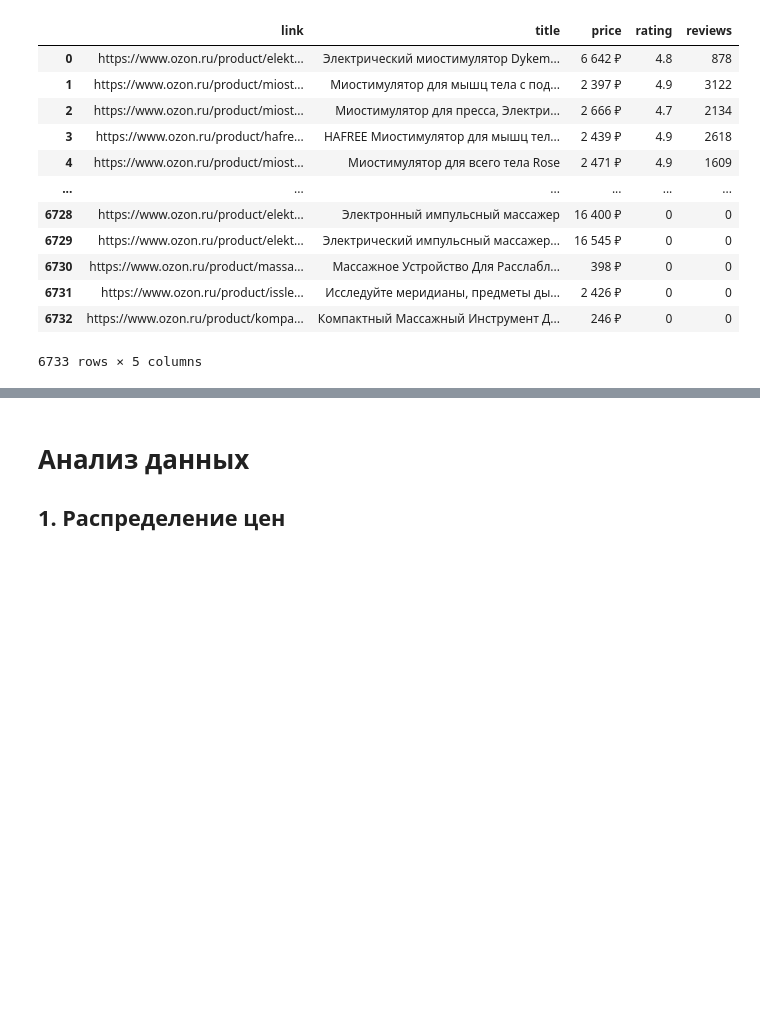
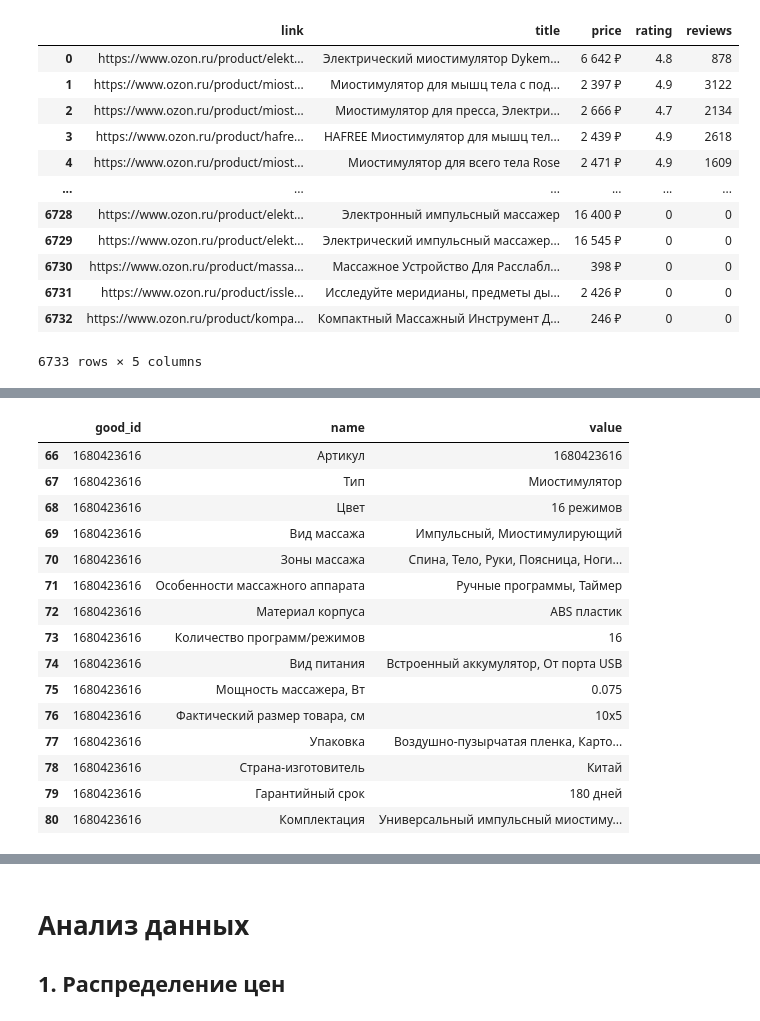
Before and after one commit to nekitmilk/ElectroPunk, a Jupyter notebook: src/notebooks/analisys.ipynb, the cells around one changed output, grey strips where cells are left out. Cells and saved outputs as stored; diff of their text form; code cells hidden in the pictures; blank space fills up the shorter version.

```diff
--- a/src/notebooks/analisys.ipynb
+++ b/src/notebooks/analisys.ipynb
@@ -473,0 +532,20 @@ ozon_df
+# %%
+len(other_specs[other_specs['good_id'] == 1680423616])
+other_specs[other_specs['good_id'] == 1680423616]
+# %% [output]
+|  | good_id | name | value |
+| 66 | 1680423616 | Артикул | 1680423616 |
+| 67 | 1680423616 | Тип | Миостимулятор |
+| 68 | 1680423616 | Цвет | 16 режимов |
+| 69 | 1680423616 | Вид массажа | Импульсный, Миостимулирующий |
+| 70 | 1680423616 | Зоны массажа | Спина, Тело, Руки, Поясница, Ноги... |
+| 71 | 1680423616 | Особенности массажного аппарата | Ручные программы, Таймер |
+| 72 | 1680423616 | Материал корпуса | ABS пластик |
+| 73 | 1680423616 | Количество программ/режимов | 16 |
+| 74 | 1680423616 | Вид питания | Встроенный аккумулятор, От порта USB |
+| 75 | 1680423616 | Мощность массажера, Вт | 0.075 |
+| 76 | 1680423616 | Фактический размер товара, см | 10х5 |
+| 77 | 1680423616 | Упаковка | Воздушно-пузырчатая пленка, Карто... |
+| 78 | 1680423616 | Страна-изготовитель | Китай |
+| 79 | 1680423616 | Гарантийный срок | 180 дней |
+| 80 | 1680423616 | Комплектация | Универсальный импульсный миостиму... |
```
Also changed, not shown: parts of 22 cells of this notebook, 8 other files.
